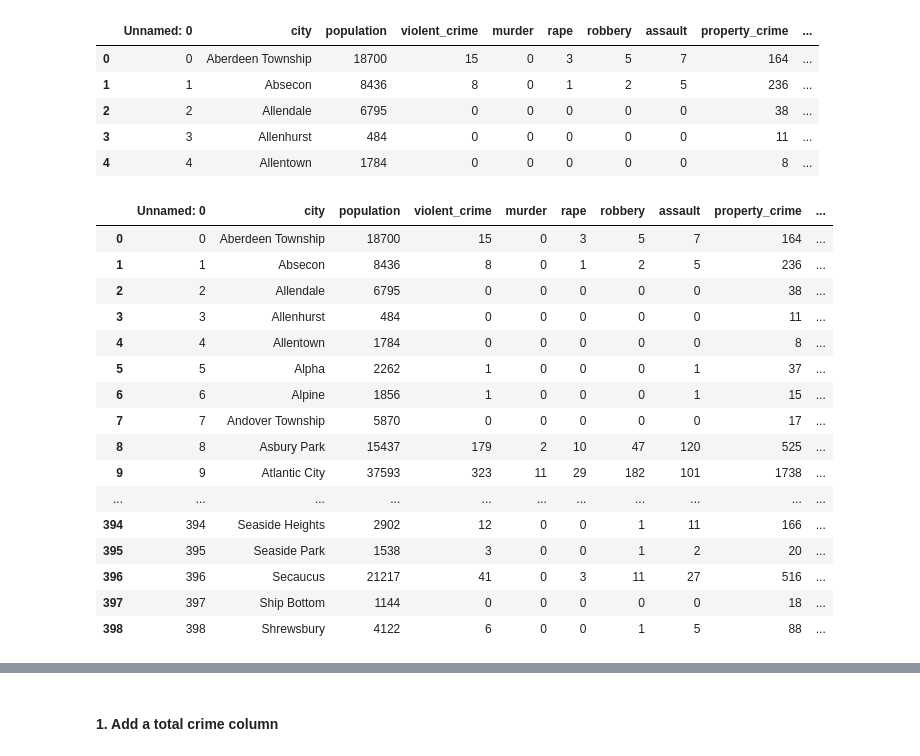
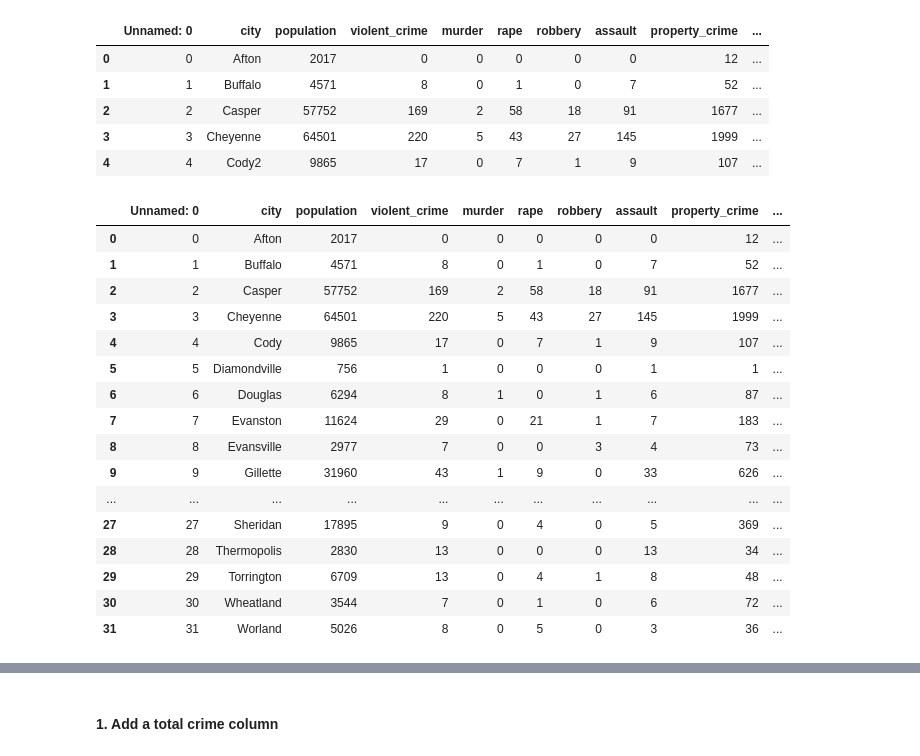
Before and after one commit to komskisp/greenzone, a Jupyter notebook: greenzone-onestate.ipynb, the cells around one changed output, grey strips where cells are left out. Saved outputs shown, nothing was run; the diff lists cells and outputs as text; code cells hidden in the pictures.

```diff
--- a/greenzone-onestate.ipynb
+++ b/greenzone-onestate.ipynb
@@ -7,7 +7,7 @@ import matplotlib.pyplot as plt
 import random
 import pandas as pd
 # %%
-df = pd.read_csv('/Users/pauliuskomskis/Desktop/github/greenzone/data/2019/new_jersey-clean.csv')
+df = pd.read_csv('/Users/pauliuskomskis/Desktop/github/greenzone/data/2019/wyoming-clean.csv')
 pd.set_option('display.max_rows', 1000)
 # %%
 df.info
@@ -33,8 +33,8 @@ df.info
 df.head()
 # %% [output]
 |  | Unnamed: 0 | city | population | violent_crime | murder | rape | robbery | assault | property_crime | ... |
-| 0 | 0 | Aberdeen Township | 18700 | 15 | 0 | 3 | 5 | 7 | 164 | ... |
-| 1 | 1 | Absecon | 8436 | 8 | 0 | 1 | 2 | 5 | 236 | ... |
-| 2 | 2 | Allendale | 6795 | 0 | 0 | 0 | 0 | 0 | 38 | ... |
-| 3 | 3 | Allenhurst | 484 | 0 | 0 | 0 | 0 | 0 | 11 | ... |
-| 4 | 4 | Allentown | 1784 | 0 | 0 | 0 | 0 | 0 | 8 | ... |
+| 0 | 0 | Afton | 2017 | 0 | 0 | 0 | 0 | 0 | 12 | ... |
+| 1 | 1 | Buffalo | 4571 | 8 | 0 | 1 | 0 | 7 | 52 | ... |
+| 2 | 2 | Casper | 57752 | 169 | 2 | 58 | 18 | 91 | 1677 | ... |
+| 3 | 3 | Cheyenne | 64501 | 220 | 5 | 43 | 27 | 145 | 1999 | ... |
+| 4 | 4 | Cody2 | 9865 | 17 | 0 | 7 | 1 | 9 | 107 | ... |
@@ -43,36 +43,37 @@ import re
 # %%
 
 
 df['city'] = df['city'].str.replace('\d+', '').str.strip()
 df['city'] = df['city'].str.replace(",", "")
 df['city'] = df['city'].str.replace("-", "")
+df['city'] = df['city'].str.replace("/", "")
 city_list = df['city'].astype('str')
 
-text = 'Township'
-head, sep, tail = text.partition('Township')
+# text = 'Township'
+# head, sep, tail = text.partition('Township')
 
 
 city_list.shape
 pd.get_option("display.max_rows", None)
 df
 # %% [output]
 |  | Unnamed: 0 | city | population | violent_crime | murder | rape | robbery | assault | property_crime | ... |
-| 0 | 0 | Aberdeen Township | 18700 | 15 | 0 | 3 | 5 | 7 | 164 | ... |
-| 1 | 1 | Absecon | 8436 | 8 | 0 | 1 | 2 | 5 | 236 | ... |
-| 2 | 2 | Allendale | 6795 | 0 | 0 | 0 | 0 | 0 | 38 | ... |
-| 3 | 3 | Allenhurst | 484 | 0 | 0 | 0 | 0 | 0 | 11 | ... |
-| 4 | 4 | Allentown | 1784 | 0 | 0 | 0 | 0 | 0 | 8 | ... |
-| 5 | 5 | Alpha | 2262 | 1 | 0 | 0 | 0 | 1 | 37 | ... |
-| 6 | 6 | Alpine | 1856 | 1 | 0 | 0 | 0 | 1 | 15 | ... |
-| 7 | 7 | Andover Township | 5870 | 0 | 0 | 0 | 0 | 0 | 17 | ... |
-| 8 | 8 | Asbury Park | 15437 | 179 | 2 | 10 | 47 | 120 | 525 | ... |
-| 9 | 9 | Atlantic City | 37593 | 323 | 11 | 29 | 182 | 101 | 1738 | ... |
+| 0 | 0 | Afton | 2017 | 0 | 0 | 0 | 0 | 0 | 12 | ... |
+| 1 | 1 | Buffalo | 4571 | 8 | 0 | 1 | 0 | 7 | 52 | ... |
+| 2 | 2 | Casper | 57752 | 169 | 2 | 58 | 18 | 91 | 1677 | ... |
+| 3 | 3 | Cheyenne | 64501 | 220 | 5 | 43 | 27 | 145 | 1999 | ... |
+| 4 | 4 | Cody | 9865 | 17 | 0 | 7 | 1 | 9 | 107 | ... |
+| 5 | 5 | Diamondville | 756 | 1 | 0 | 0 | 0 | 1 | 1 | ... |
+| 6 | 6 | Douglas | 6294 | 8 | 1 | 0 | 1 | 6 | 87 | ... |
+| 7 | 7 | Evanston | 11624 | 29 | 0 | 21 | 1 | 7 | 183 | ... |
+| 8 | 8 | Evansville | 2977 | 7 | 0 | 0 | 3 | 4 | 73 | ... |
+| 9 | 9 | Gillette | 31960 | 43 | 1 | 9 | 0 | 33 | 626 | ... |
 | ... | ... | ... | ... | ... | ... | ... | ... | ... | ... | ... |
-| 394 | 394 | Seaside Heights | 2902 | 12 | 0 | 0 | 1 | 11 | 166 | ... |
-| 395 | 395 | Seaside Park | 1538 | 3 | 0 | 0 | 1 | 2 | 20 | ... |
-| 396 | 396 | Secaucus | 21217 | 41 | 0 | 3 | 11 | 27 | 516 | ... |
-| 397 | 397 | Ship Bottom | 1144 | 0 | 0 | 0 | 0 | 0 | 18 | ... |
-| 398 | 398 | Shrewsbury | 4122 | 6 | 0 | 0 | 1 | 5 | 88 | ... |
+| 27 | 27 | Sheridan | 17895 | 9 | 0 | 4 | 0 | 5 | 369 | ... |
+| 28 | 28 | Thermopolis | 2830 | 13 | 0 | 0 | 0 | 13 | 34 | ... |
+| 29 | 29 | Torrington | 6709 | 13 | 0 | 4 | 1 | 8 | 48 | ... |
+| 30 | 30 | Wheatland | 3544 | 7 | 0 | 1 | 0 | 6 | 72 | ... |
+| 31 | 31 | Worland | 5026 | 8 | 0 | 5 | 0 | 3 | 36 | ... |
 # %%
 def get_coordinates(city_list):
     """Takes a list of cities and returns a dictionary of the cities and their corresponding coordinates."""
```
Also changed, not shown: parts of 14 cells of this notebook, 9 other files.
